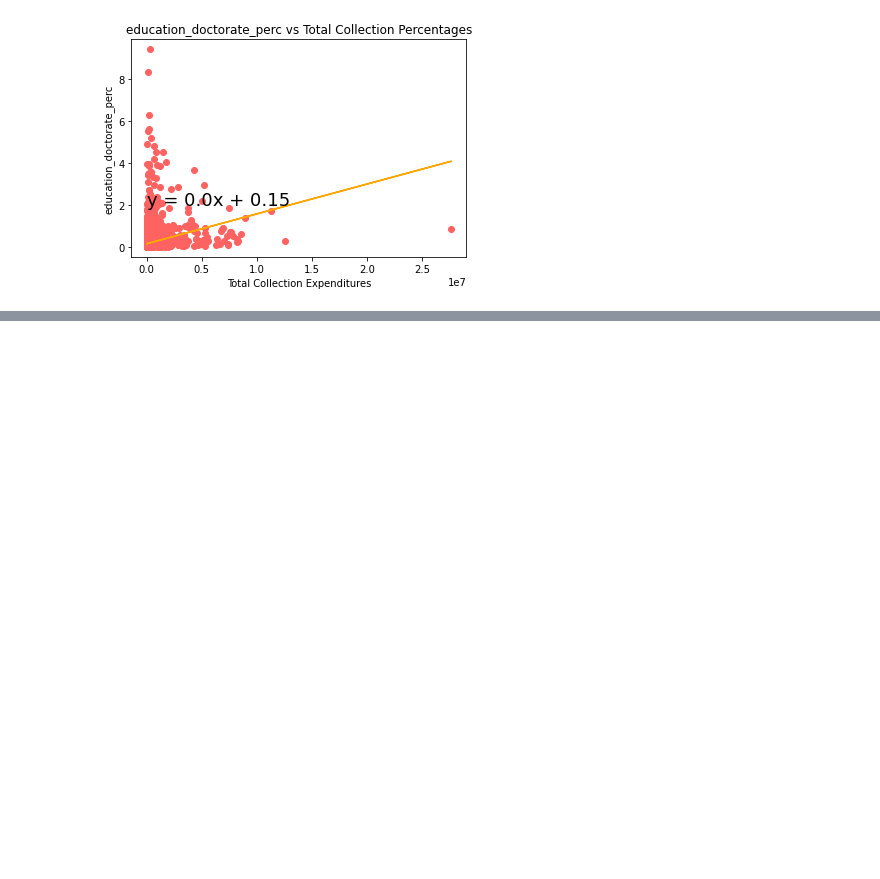
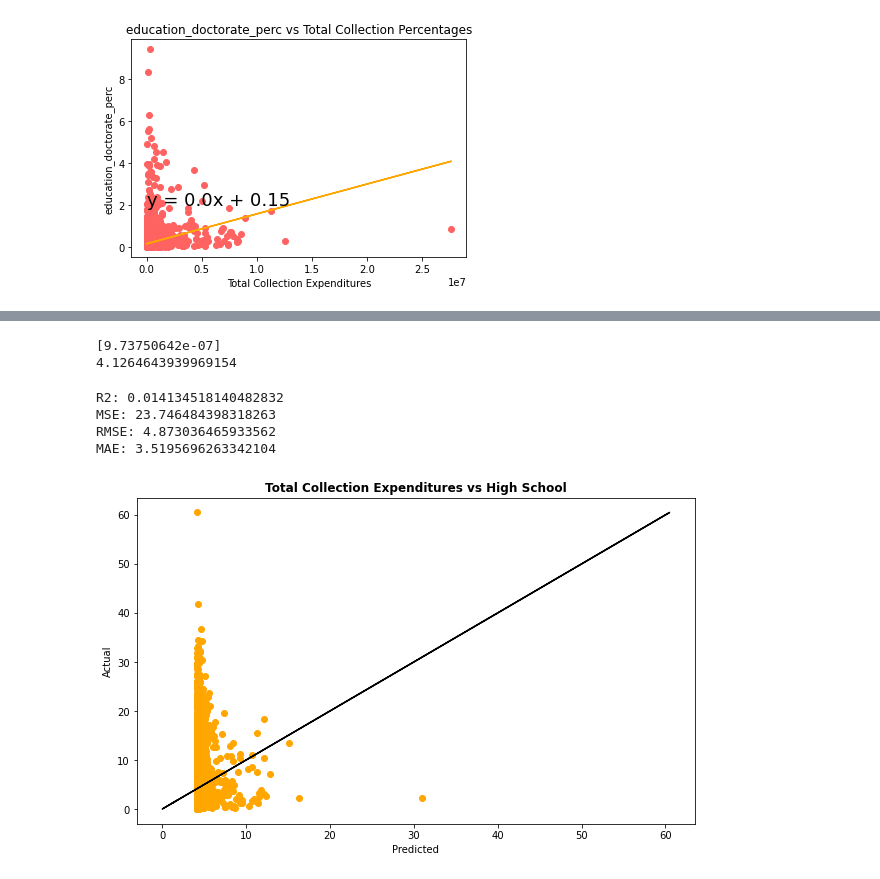
Before and after one commit to alvessab/smu_project1_libraries, a Jupyter notebook: Marco_branch/Lib_LinearRegressions_Education_vs_Expenditures.ipynb, the cells around one changed output, grey strips where cells are left out. Drawn from its saved outputs; the diff is of its cells as text; code cells hidden in the pictures; blank space fills up the shorter version.

```diff
--- a/Marco_branch/Lib_LinearRegressions_Education_vs_Expenditures.ipynb
+++ b/Marco_branch/Lib_LinearRegressions_Education_vs_Expenditures.ipynb
@@ -209,0 +219,11 @@ plt.show()
+# %%
+feature =  data["Total Collection Expenditures"]
+target = data["education_high_school_perc"]
+
+# STATSMODELS
+X = sm.add_constant(feature)
+Y = target
+
+model = sm.OLS(Y,X)
+results = model.fit()
+results.summary()
@@ -209,0 +252,40 @@ plt.show()
+# %%
+reg = LinearRegression()
+reg.fit(np.array(feature).reshape(-1, 1), np.array(target))
+print(reg.coef_)
+print(reg.intercept_)
+# %% [output]
+[9.73750642e-07]
+4.1264643939969154
+# %%
+from sklearn.metrics import r2_score, mean_squared_error, mean_absolute_error
+
+actual = data["education_high_school_perc"]
+predictions = reg.predict(data["Total Collection Expenditures"].values.reshape(-1, 1))
+
+r2 = r2_score(actual, predictions)
+mse = mean_squared_error(actual, predictions)
+mae = mean_absolute_error(actual, predictions)
+
+print(f"R2: {r2}")
+print(f"MSE: {mse}")
+print(f"RMSE: {np.sqrt(mse)}")
+print(f"MAE: {mae}")
+# %% [output]
+R2: 0.014134518140482832
+MSE: 23.746484398318263
+RMSE: 4.873036465933562
+MAE: 3.5195696263342104
+# %%
+plt.figure(figsize=(10,6))
+
+plt.scatter(predictions, actual, color="#FFA600")
+plt.plot(actual, actual, color="black")
+
+plt.xlabel("Predicted")
+plt.ylabel("Actual")
+plt.title("Total Collection Expenditures vs High School", fontweight="bold")
+
+plt.show()
+# %% [output]
+[figure, added]
```
Also changed, not shown: parts of 39 cells of this notebook.
